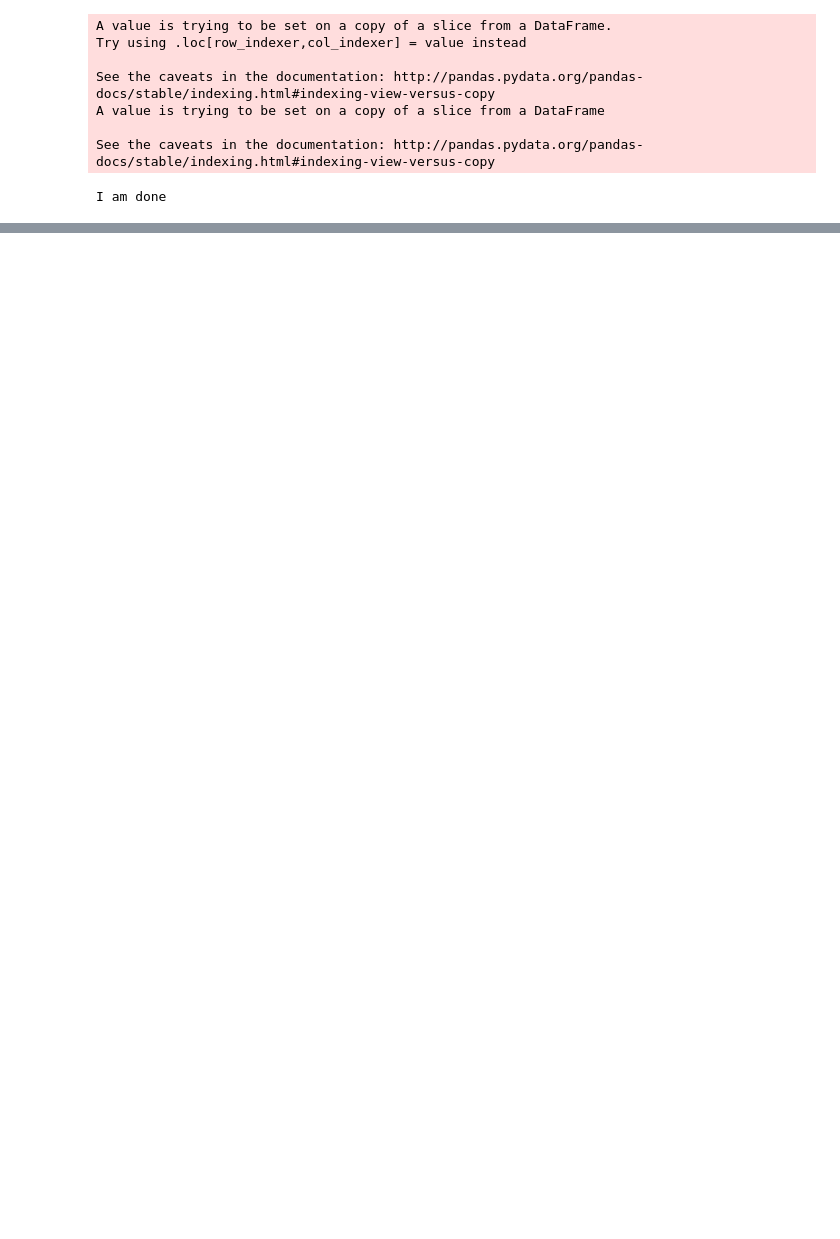
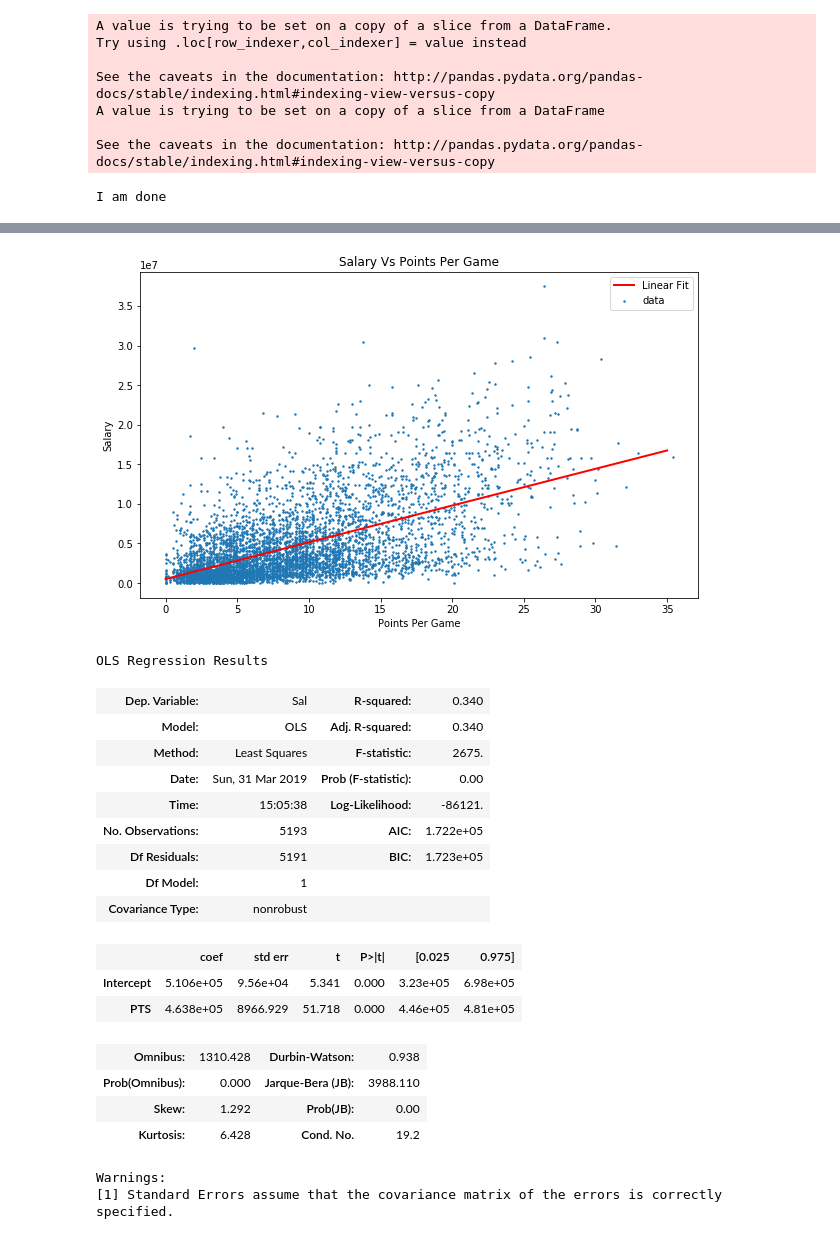
Before and after one commit to palani-thangaraj/datascience-project, a Jupyter notebook: Data/Cleaning.ipynb, the cells around one changed output, grey strips where cells are left out. Saved outputs shown, nothing was run; the diff lists cells and outputs as text; code cells hidden in the pictures; blank space fills up the shorter version.

Commit message:
data cleaning script

```diff
--- a/Data/Cleaning.ipynb
+++ b/Data/Cleaning.ipynb
@@ -217,6 +218,7 @@ A value is trying to be set on a copy of a slice from a DataFrame
 See the caveats in the documentation: http://pandas.pydata.org/pandas-docs/stable/indexing.html#indexing-view-versus-copy
 I am done
 # %%
+#initializing data frame of stats and salary data without zero values
 playerStats = pd.DataFrame(columns = list(finalTup['Allen Iverson'][1].columns.values))
 #Changes players that only had one year to frame as opposed to series
 newFinalTup = {}
@@ -225,10 +227,14 @@ for player in finalTup:
         newFinalTup[player] = (player,finalTup[player][1])
     else:
         newFinalTup[player] = (player,finalTup[player][1].to_frame().transpose())
+#Goes through each player in the tuple and adds their data to the player stats frame
 for player in newFinalTup:
-    for index, row in newFinalTup[player][1].iterrows():
-        if row[29] != 0 :
-            playerStats.append(row)
+    currFrame = newFinalTup[player][1]
+    playerStats = playerStats.append(currFrame)
+#Getting rid of data that has no salary correspnding to it
+mask = playerStats['Sal'] != 0
+playerStats = playerStats[mask]
 print('done')
+playerStats.info()
 # %% [output]
 done
@@ -254,0 +315,38 @@ Name: Larry Johnson, dtype: object
+# %%
+import statsmodels.formula.api as sm
+import scipy as sc
+%matplotlib inline
+plt.rcParams['figure.figsize'] = (10, 6)
+plt.xlabel('Points Per Game')
+plt.ylabel('Salary')
+plt.title('Salary Vs Points Per Game')
+plt.scatter(x = playerStats['PTS'], y = playerStats['Sal'], s = 2,label='data')
+pointsLinearModel = sm.ols(formula="Sal ~ PTS", data=playerStats).fit()
+coefs = dict(pointsLinearModel.params)
+x = sc.linspace(0,35,1000)
+y = coefs["Intercept"] + coefs['PTS']*x
+plt.plot(x,y,label="Linear Fit",linewidth=2,color = 'red')
+plt.legend()
+plt.show()
+salaryLinearModel.summary()
+# %% [output]
+[figure, added]
+OLS Regression Results
+| Dep. Variable: | Sal | R-squared: | 0.340 |
+| Model: | OLS | Adj. R-squared: | 0.340 |
+| Method: | Least Squares | F-statistic: | 2675. |
+| Date: | Sun, 31 Mar 2019 | Prob (F-statistic): | 0.00 |
+| Time: | 15:05:38 | Log-Likelihood: | -86121. |
+| No. Observations: | 5193 | AIC: | 1.722e+05 |
+| Df Residuals: | 5191 | BIC: | 1.723e+05 |
+| Df Model: | 1 |  |  |
+| Covariance Type: | nonrobust |  |  |
+|  | coef | std err | t | P>|t| | [0.025 | 0.975] |
+| Intercept | 5.106e+05 | 9.56e+04 | 5.341 | 0.000 | 3.23e+05 | 6.98e+05 |
+| PTS | 4.638e+05 | 8966.929 | 51.718 | 0.000 | 4.46e+05 | 4.81e+05 |
+| Omnibus: | 1310.428 | Durbin-Watson: | 0.938 |
+| Prob(Omnibus): | 0.000 | Jarque-Bera (JB): | 3988.110 |
+| Skew: | 1.292 | Prob(JB): | 0.00 |
+| Kurtosis: | 6.428 | Cond. No. | 19.2 |
+Warnings:
+[1] Standard Errors assume that the covariance matrix of the errors is correctly specified.
```
Also changed, not shown: parts of 7 cells of this notebook, 1 other file.
